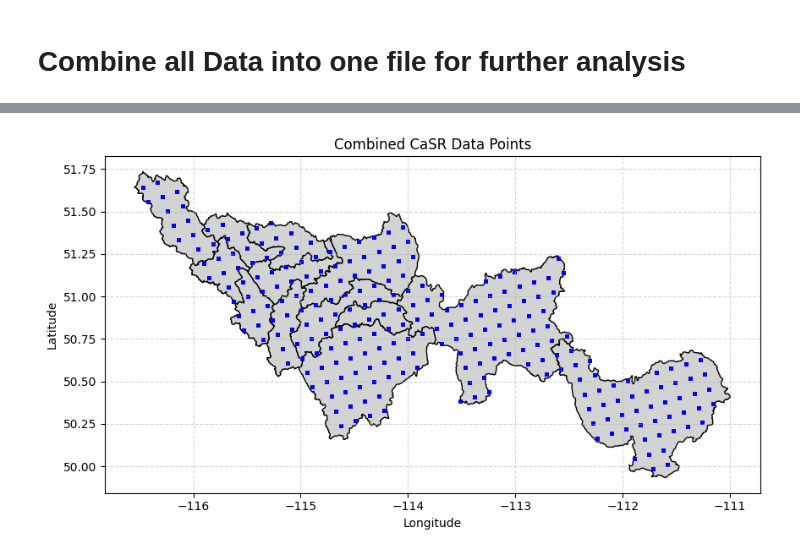
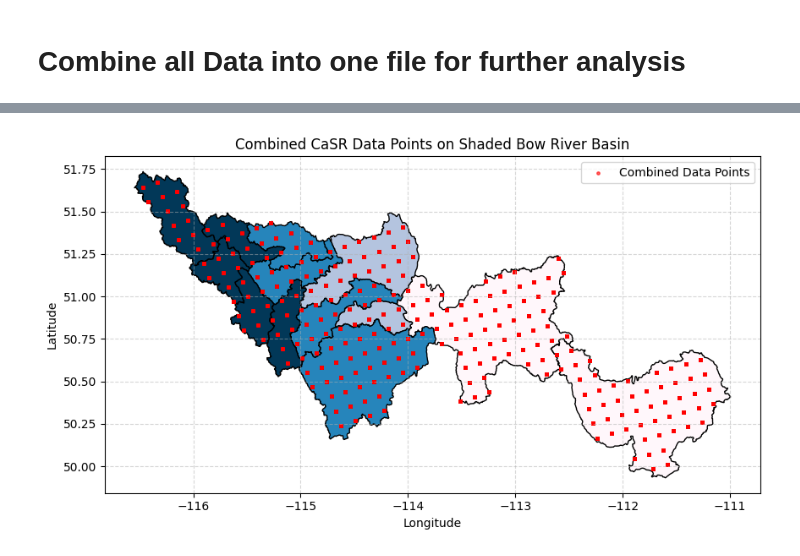
Before and after one commit to Nadiesenali/snowdroughtindex-main, a Jupyter notebook: notebooks/workflows/0.3_CaSR_data_preparation.ipynb, the cells around one changed output, grey strips where cells are left out. Saved outputs shown, nothing was run; the diff lists cells and outputs as text; code cells hidden in the pictures.

```diff
--- a/notebooks/workflows/0.3_CaSR_data_preparation.ipynb
+++ b/notebooks/workflows/0.3_CaSR_data_preparation.ipynb
@@ -533,14 +563,15 @@ plt.show()
 # %% [markdown]
 # Combine all Data into one file for further analysis
 # %%
-precip_data = pd.read_csv(config['casr_P_input_dir'] / 'bow_precip_data_combined.csv')
-mean_temp_data = pd.read_csv(config['casr_temp_input_dir'] / 'bow_temp_data_combined.csv')
-humidity_data = pd.read_csv(config['casr_humidity_input_dir'] / 'bow_humidity_data_combined.csv')
-flux_data = pd.read_csv(config['casr_flux_input_dir'] / 'bow_flux_data_combined.csv')
-surface_pressure_data = pd.read_csv(config['casr_surface_pressure_input_dir'] / 'bow_surface_pressure_data_combined.csv')
-vwind_data = pd.read_csv(config['casr_vwind_input_dir'] / 'bow_vwind_data_combined.csv')
-uwind_data = pd.read_csv(config['casr_uwind_input_dir'] / 'bow_uwind_data_combined.csv')
-elevation_data = pd.read_csv(config['casr_Gheight_input_dir'] / 'bow_Gheight_data_combined.csv')
+precip_data = pd.read_csv(config['casr_P_input_dir'] / 'bow_precip_data_combined_v3.2.csv')
+swe_data = pd.read_csv(config['casr_SWE_input_dir'] / 'bow_SWE_data_combined_v3.2.csv')
+#mean_temp_data = pd.read_csv(config['casr_temp_input_dir'] / 'bow_temp_data_combined.csv')
+#humidity_data = pd.read_csv(config['casr_humidity_input_dir'] / 'bow_humidity_data_combined.csv')
+#flux_data = pd.read_csv(config['casr_flux_input_dir'] / 'bow_flux_data_combined.csv')
+#surface_pressure_data = pd.read_csv(config['casr_surface_pressure_input_dir'] / 'bow_surface_pressure_data_combined.csv')
+#vwind_data = pd.read_csv(config['casr_vwind_input_dir'] / 'bow_vwind_data_combined.csv')
+#uwind_data = pd.read_csv(config['casr_uwind_input_dir'] / 'bow_uwind_data_combined.csv')
+#elevation_data = pd.read_csv(config['casr_Gheight_input_dir'] / 'bow_Gheight_data_combined.csv')
 # %%
 # Prepare and merge multiple DataFrames on ['time','lon','lat'] sequentially.
 # Make sure time columns have consistent dtype and avoid duplicate measurement column names.
@@ -606,20 +639,50 @@ rows after merge: 4224309
 # %%
 # plot combined_data grid points on Bow river basin shapefile
 gdf_combined = gpd.GeoDataFrame(
     combined_data,
     geometry=gpd.points_from_xy(combined_data.lon, combined_data.lat),
     crs="EPSG:4326"
 )
+
+# Add elevation class to bow_elevation for shading
+bins = [500, 1000, 1500, 2000, 2500]
+labels = ['500_1000m', '1000_1500m', '1500_2000m', '2000_2500m']
+
+elev_candidates = [
+    'mean', 'elev_mean', 'ELEV_MEAN', 'elevation', 'ELEVATION',
+    'MEAN_ELEV', 'elev', 'ELEV', 'VALUE', 'VAL', 'MEAN'
+]
+
+elev_col = None
+for c in elev_candidates:
+    if c in bow_elevation.columns:
+        elev_col = c
+        break
+
+if elev_col is not None:
+    bow_elevation['__elev_tmp'] = pd.to_numeric(bow_elevation[elev_col], errors='coerce')
+    bow_elevation['elev_class'] = pd.cut(bow_elevation['__elev_tmp'], bins=bins, labels=labels, include_lowest=True, right=False)
+    bow_elevation['elev_class'] = pd.Categorical(
+        bow_elevation['elev_class'],
+        categories=labels,
+        ordered=True
+    )
+    bow_elevation.drop(columns='__elev_tmp', inplace=True)
+
 fig, ax = plt.subplots(figsize=(10, 10))
-bow_elevation.plot(ax=ax, color='lightgrey', edgecolor='black')
-gdf_combined.plot(ax=ax, color='blue', markersize=6, alpha=0.6, label='Combined Data Points')
+if 'elev_class' in bow_elevation.columns:
+    bow_elevation.plot(ax=ax, column='elev_class', cmap='PuBu', legend=True, edgecolor='black')
+else:
+    bow_elevation.plot(ax=ax, color='lightgrey', edgecolor='black')
+gdf_combined.plot(ax=ax, color='red', markersize=6, alpha=0.6, label='Combined Data Points')
 ax.grid(True, linestyle='--', alpha=0.5)
-ax.set_title('Combined CaSR Data Points')
+ax.set_title('Combined CaSR Data Points on Shaded Bow River Basin')
 ax.set_xlabel('Longitude')
 ax.set_ylabel('Latitude')
+ax.legend()
 plt.show()
 # %% [output]
-[figure, old version]
+[figure, new version]
 # %%
 # convert precipitation from m to mm
 combined_data['Precipitation'] = combined_data['Precipitation'] * 1000  # Convert from meters to millimeters
```
Also changed, not shown: parts of 8 cells of this notebook, 1 other file.
